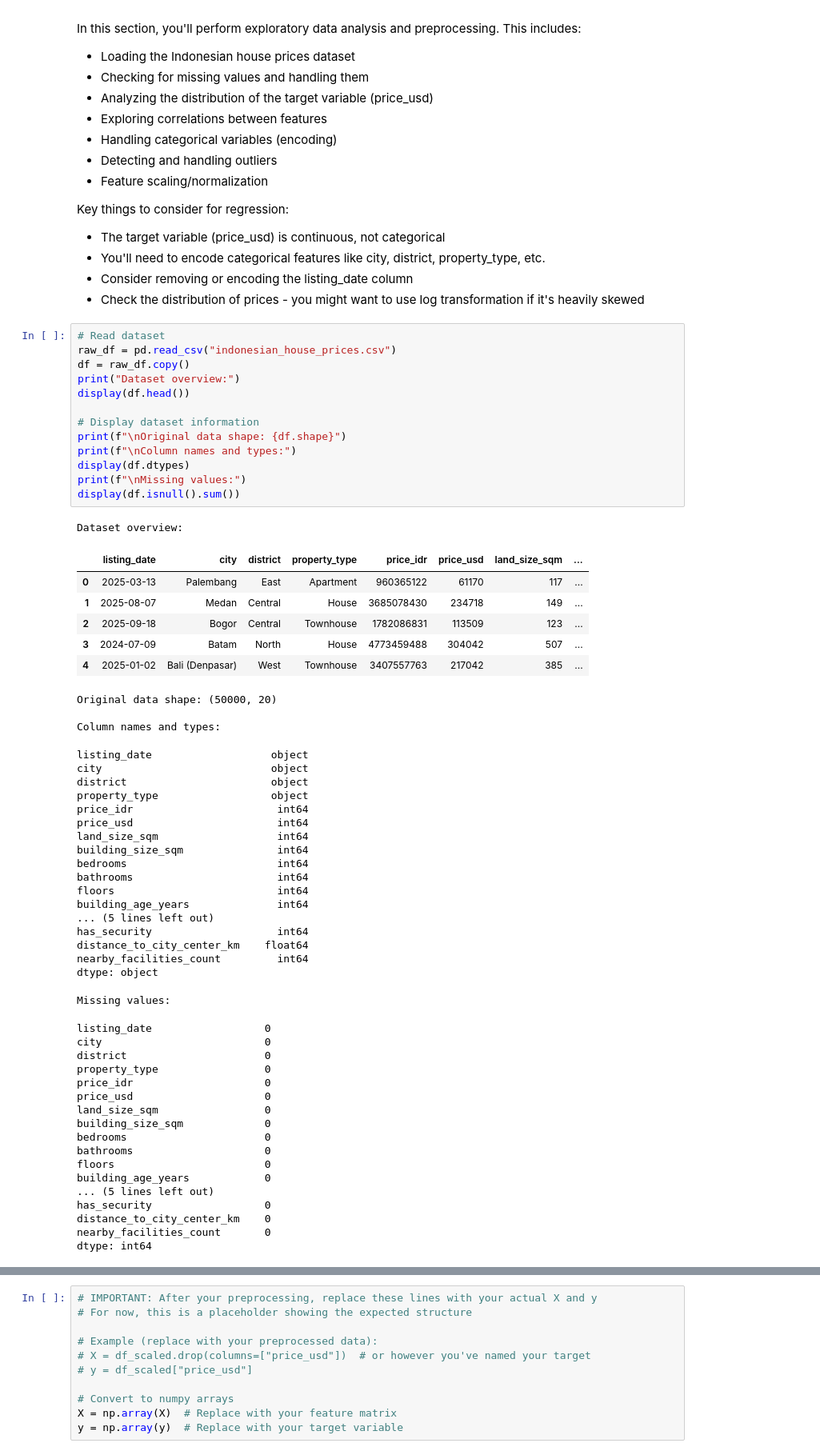
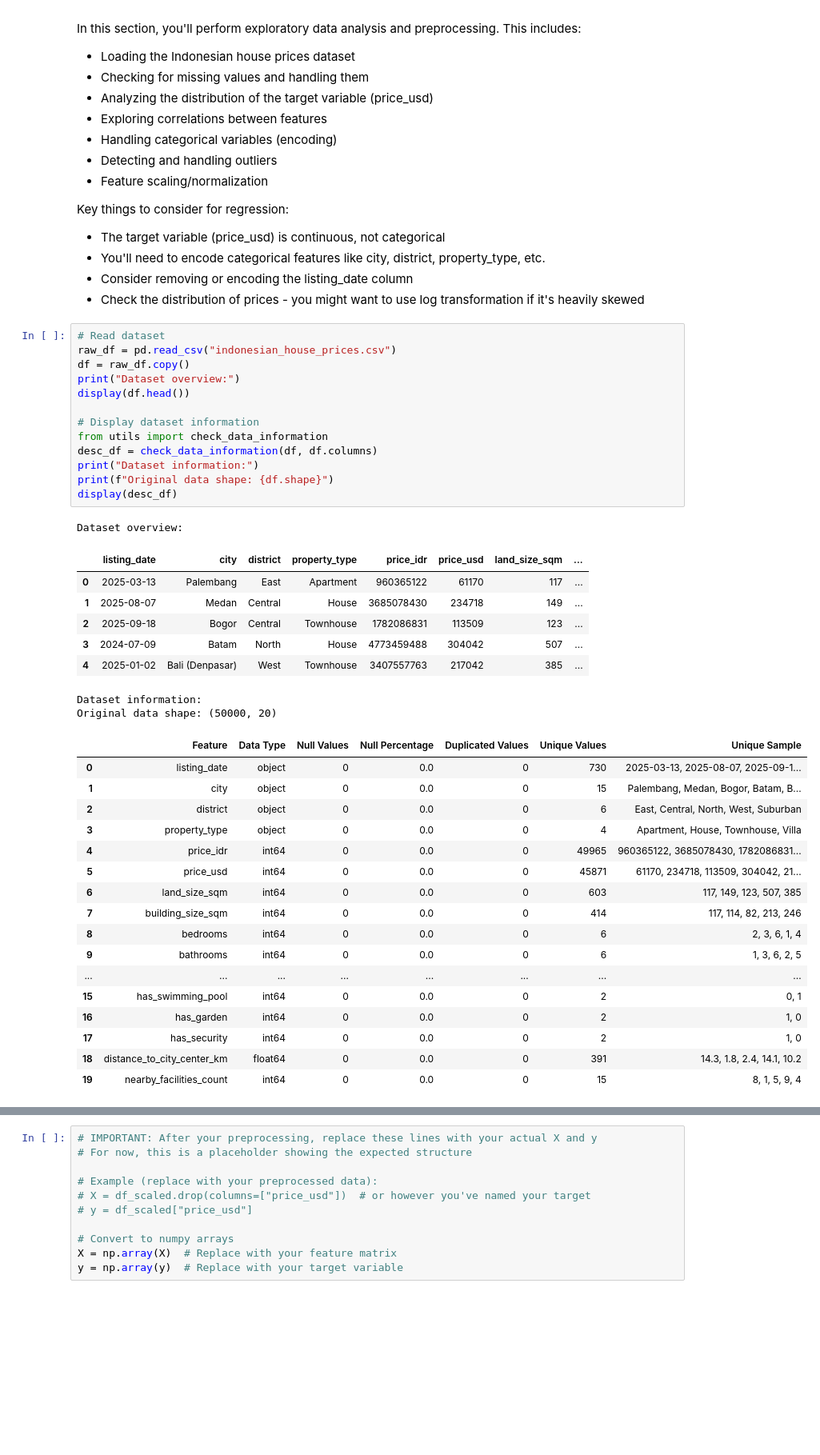
Before and after one commit to mcikalmerdeka/pytorch-learning, a Jupyter notebook: house_price_regression/main.ipynb, the cells around one changed output, grey strips where cells are left out. Shown: that part at 80% size. Saved outputs shown, nothing was run; the diff lists cells and outputs as text; blank space fills up the shorter version.

```diff
--- a/house_price_regression/main.ipynb
+++ b/house_price_regression/main.ipynb
@@ -53,59 +53,40 @@ Key things to consider for regression:
 # %%
 # Read dataset
 raw_df = pd.read_csv("indonesian_house_prices.csv")
 df = raw_df.copy()
 print("Dataset overview:")
 display(df.head())
 
 # Display dataset information
-print(f"\nOriginal data shape: {df.shape}")
-print(f"\nColumn names and types:")
-display(df.dtypes)
-print(f"\nMissing values:")
-display(df.isnull().sum())
+from utils import check_data_information
+desc_df = check_data_information(df, df.columns)
+print("Dataset information:")
+print(f"Original data shape: {df.shape}")
+display(desc_df)
 # %% [output]
 Dataset overview:
 |  | listing_date | city | district | property_type | price_idr | price_usd | land_size_sqm | ... |
 | 0 | 2025-03-13 | Palembang | East | Apartment | 960365122 | 61170 | 117 | ... |
 | 1 | 2025-08-07 | Medan | Central | House | 3685078430 | 234718 | 149 | ... |
 | 2 | 2025-09-18 | Bogor | Central | Townhouse | 1782086831 | 113509 | 123 | ... |
 | 3 | 2024-07-09 | Batam | North | House | 4773459488 | 304042 | 507 | ... |
 | 4 | 2025-01-02 | Bali (Denpasar) | West | Townhouse | 3407557763 | 217042 | 385 | ... |
+Dataset information:
 Original data shape: (50000, 20)
-
-Column names and types:
-listing_date                   object
-city                           object
-district                       object
-property_type                  object
-price_idr                       int64
-price_usd                       int64
-land_size_sqm                   int64
-building_size_sqm               int64
-bedrooms                        int64
-bathrooms                       int64
-floors                          int64
-building_age_years              int64
-... (5 lines left out)
-has_security                    int64
-distance_to_city_center_km    float64
-nearby_facilities_count         int64
-dtype: object
-Missing values:
-listing_date                  0
-city                          0
-district                      0
-property_type                 0
-price_idr                     0
-price_usd                     0
-land_size_sqm                 0
-building_size_sqm             0
-bedrooms                      0
-bathrooms                     0
-floors                        0
-building_age_years            0
-... (5 lines left out)
-has_security                  0
-distance_to_city_center_km    0
-nearby_facilities_count       0
-dtype: int64
+|  | Feature | Data Type | Null Values | Null Percentage | Duplicated Values | Unique Values | Unique Sample |
+| 0 | listing_date | object | 0 | 0.0 | 0 | 730 | 2025-03-13, 2025-08-07, 2025-09-1... |
+| 1 | city | object | 0 | 0.0 | 0 | 15 | Palembang, Medan, Bogor, Batam, B... |
+| 2 | district | object | 0 | 0.0 | 0 | 6 | East, Central, North, West, Suburban |
+| 3 | property_type | object | 0 | 0.0 | 0 | 4 | Apartment, House, Townhouse, Villa |
+| 4 | price_idr | int64 | 0 | 0.0 | 0 | 49965 | 960365122, 3685078430, 1782086831... |
+| 5 | price_usd | int64 | 0 | 0.0 | 0 | 45871 | 61170, 234718, 113509, 304042, 21... |
+| 6 | land_size_sqm | int64 | 0 | 0.0 | 0 | 603 | 117, 149, 123, 507, 385 |
+| 7 | building_size_sqm | int64 | 0 | 0.0 | 0 | 414 | 117, 114, 82, 213, 246 |
+| 8 | bedrooms | int64 | 0 | 0.0 | 0 | 6 | 2, 3, 6, 1, 4 |
+| 9 | bathrooms | int64 | 0 | 0.0 | 0 | 6 | 1, 3, 6, 2, 5 |
+| ... | ... | ... | ... | ... | ... | ... | ... |
+| 15 | has_swimming_pool | int64 | 0 | 0.0 | 0 | 2 | 0, 1 |
+| 16 | has_garden | int64 | 0 | 0.0 | 0 | 2 | 1, 0 |
+| 17 | has_security | int64 | 0 | 0.0 | 0 | 2 | 1, 0 |
+| 18 | distance_to_city_center_km | float64 | 0 | 0.0 | 0 | 391 | 14.3, 1.8, 2.4, 14.1, 10.2 |
+| 19 | nearby_facilities_count | int64 | 0 | 0.0 | 0 | 15 | 8, 1, 5, 9, 4 |
```
Also changed, not shown: parts of 3 cells of this notebook.
